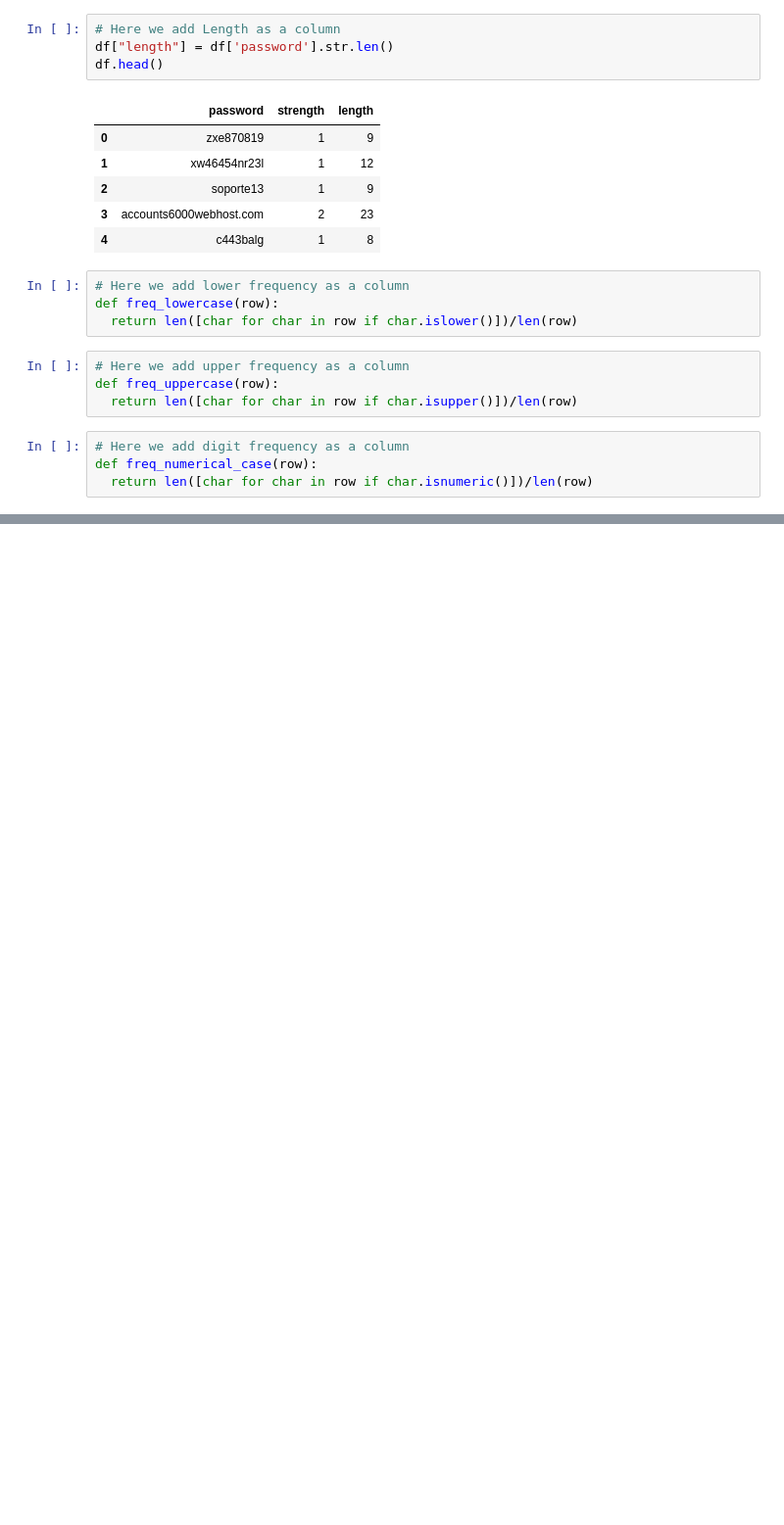
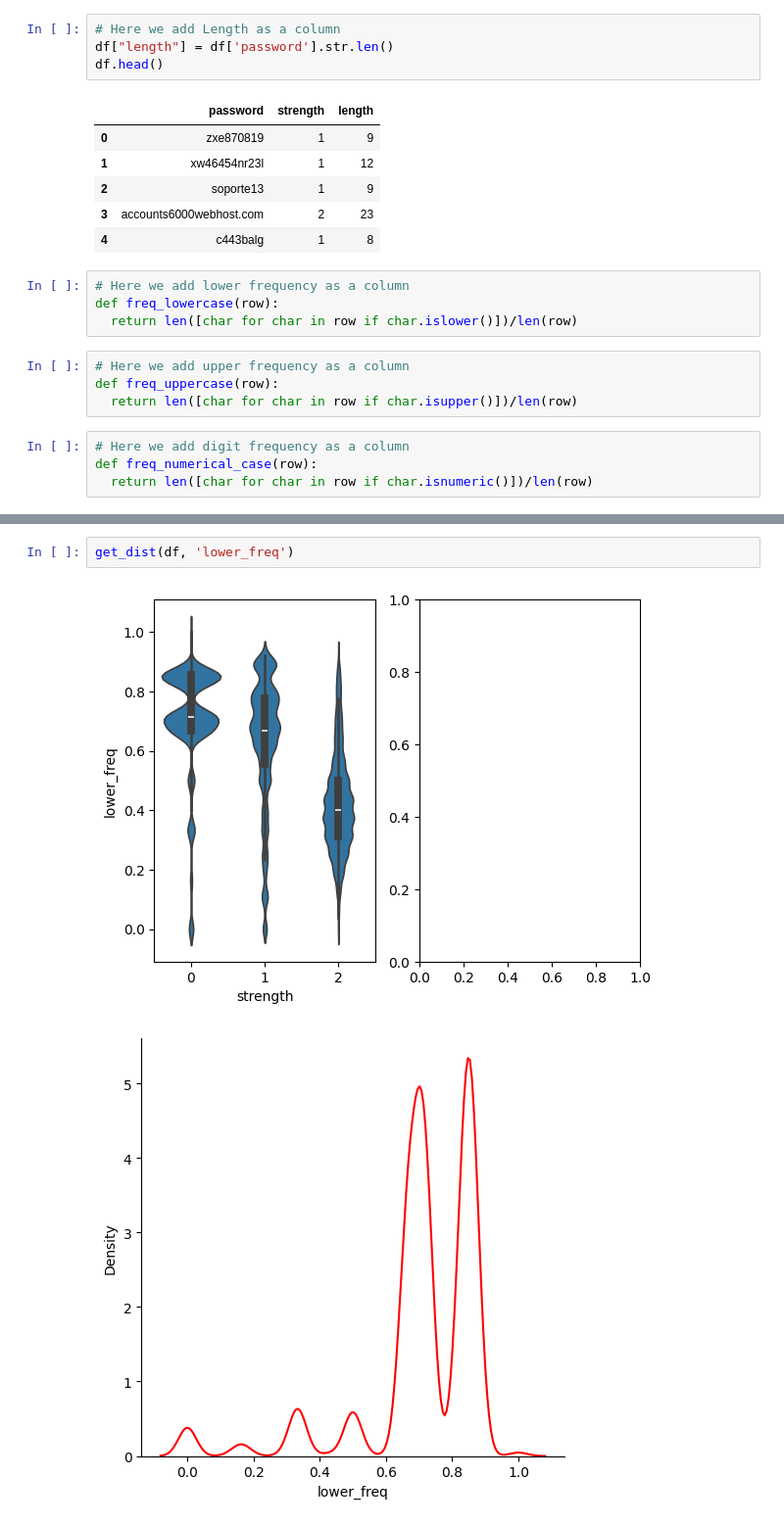
Before and after one commit to anilaksu/AI-and-Data-Science-Codes, a Jupyter notebook: Data_Science_Project_2_Password_Strength_with_NLP.ipynb, the cells around one changed output, grey strips where cells are left out. Shown: that part at 98% size. Drawn from its saved outputs; the diff is of its cells as text; blank space fills up the shorter version.

```diff
--- a/Data_Science_Project_2_Password_Strength_with_NLP.ipynb
+++ b/Data_Science_Project_2_Password_Strength_with_NLP.ipynb
@@ -257,0 +328,5 @@ df.head()
+# %%
+get_dist(df, 'lower_freq')
+# %% [output]
+[figure, added]
+[figure, added]
```
Also changed, not shown: parts of 15 cells of this notebook.
